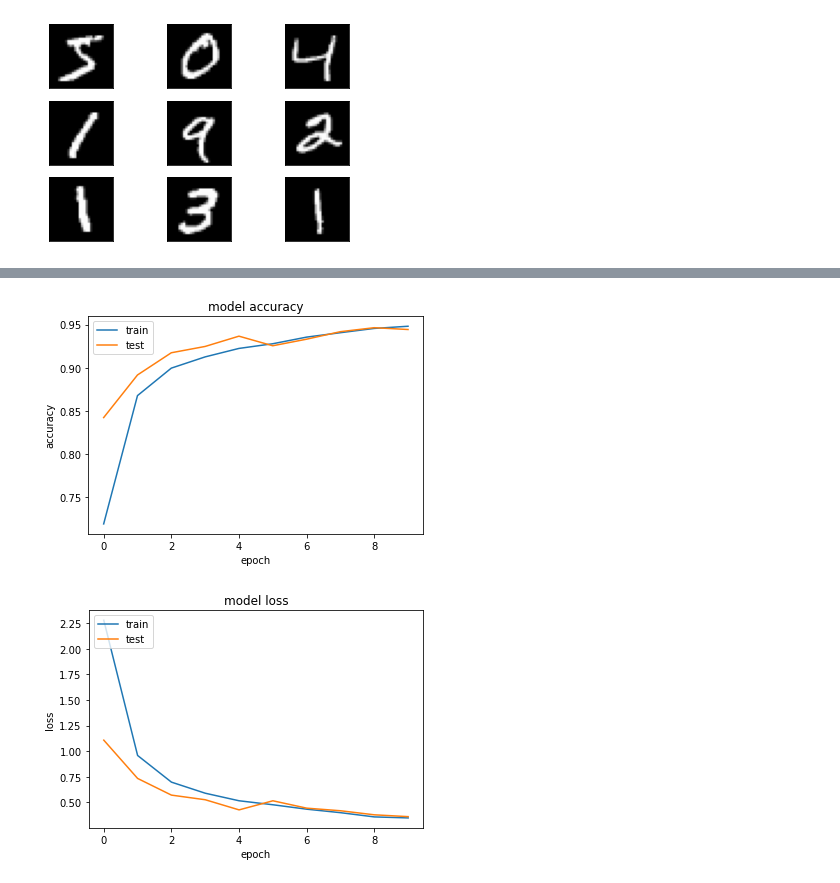
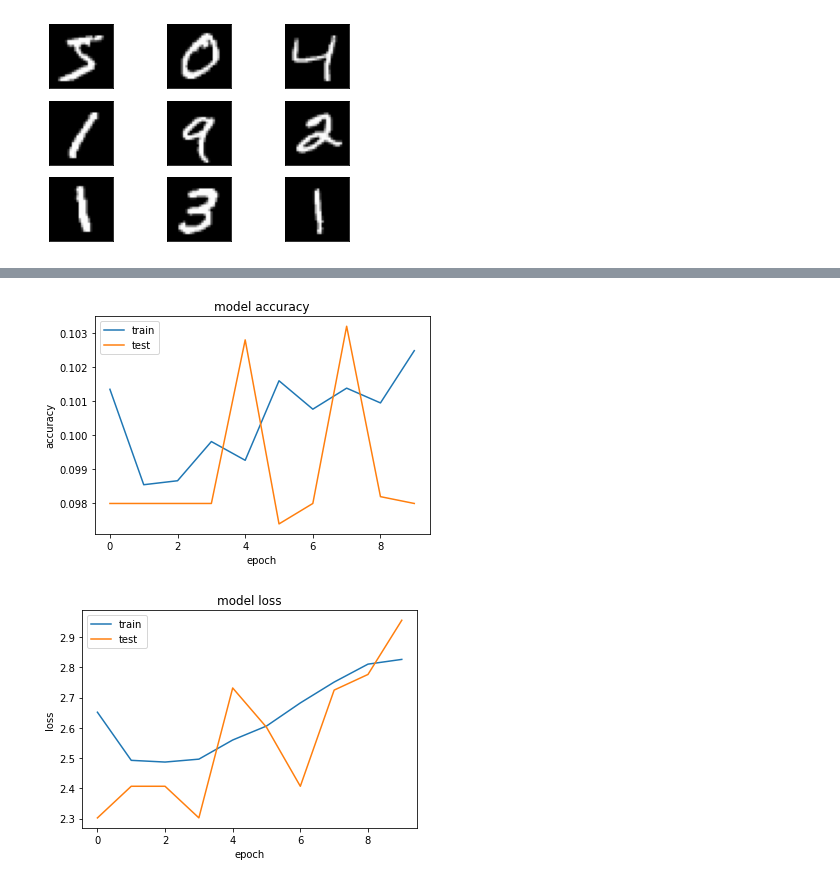
Before and after one commit to bferrarini/tutorials, a Jupyter notebook: larq_bnn_demo.ipynb, the cells around one changed output, grey strips where cells are left out. Cells and saved outputs as stored; diff of their text form; code cells hidden in the pictures.

```diff
--- a/larq_bnn_demo.ipynb
+++ b/larq_bnn_demo.ipynb
@@ -381,0 +474,10 @@ Epoch 20/20
+# %%
+################
+# EXPERIMENT 5 #
+################
+
+# Binary Model training w/o BatchNorm
+model5 = binary_model(input_shape, use_bn = False)
+adam = tf.keras.optimizers.Adam(lr = 0.001)
+model5.compile(optimizer=adam, loss='categorical_crossentropy', metrics=['accuracy'])
+history5 = model5.fit(train_iterator, validation_data = test_iterator, steps_per_epoch=len(train_iterator), epochs=10)
@@ -382,32 +505,15 @@ Epoch 20/20
 # %%
-#################
-# EXPERIEMENT 4 #
-#################
-
-# Binary Model training
-model = binary_model(input_shape, use_bn = True)
-adam = tf.keras.optimizers.Adam(
-    learning_rate=0.0001,
-    beta_1=0.9,
-    beta_2=0.999,
-    epsilon=1e-07,
-    amsgrad=False,
-    name='Adam'
-    )
-model.compile(optimizer=adam, loss='categorical_crossentropy', metrics=['accuracy'])
-history = model.fit(train_iterator, validation_data = test_iterator, steps_per_epoch=len(train_iterator), epochs=20)
-# LARQ FP MODEL with BN on MNIST
 # summarize history for accuracy
-pyplot.plot(history.history['accuracy'])
-pyplot.plot(history.history['val_accuracy'])
+pyplot.plot(history5.history['accuracy'])
+pyplot.plot(history5.history['val_accuracy'])
 pyplot.title('model accuracy')
 pyplot.ylabel('accuracy')
 pyplot.xlabel('epoch')
 pyplot.legend(['train', 'test'], loc='upper left')
 pyplot.show()
 # summarize history for loss
-pyplot.plot(history.history['loss'])
-pyplot.plot(history.history['val_loss'])
+pyplot.plot(history5.history['loss'])
+pyplot.plot(history5.history['val_loss'])
 pyplot.title('model loss')
 pyplot.ylabel('loss')
 pyplot.xlabel('epoch')
@@ -437,2 +523,2 @@ Epoch 10/10
-[figure, old version]
+[figure, new version]
-[figure, old version]
+[figure, new version]
```
Also changed, not shown: parts of 20 cells of this notebook, 3 other files.
